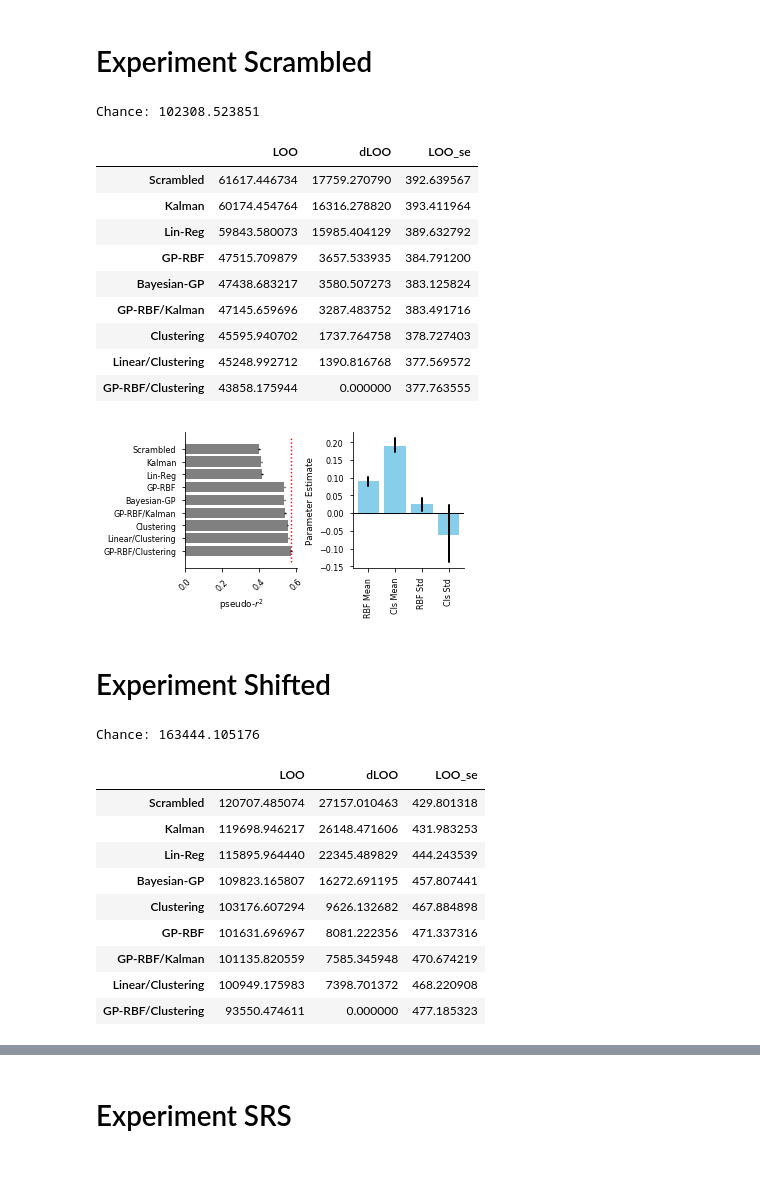
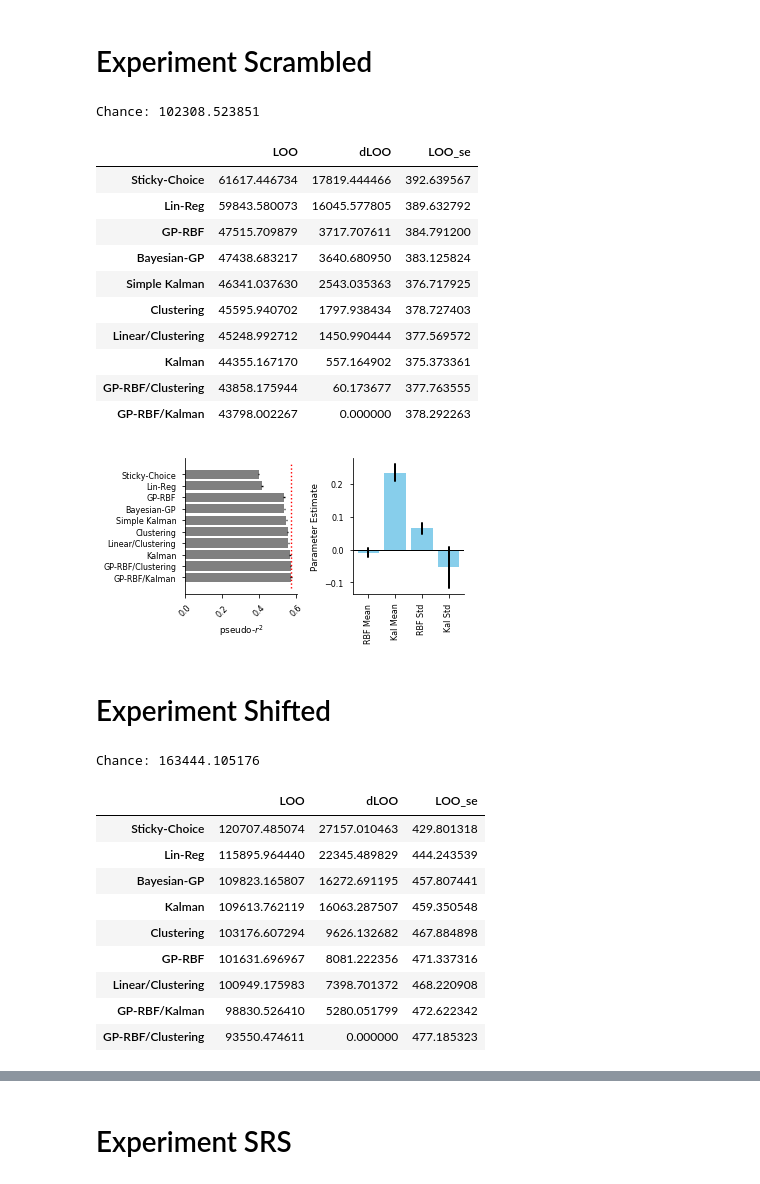
Before and after one commit to nicktfranklin/StructuredBandits, a Jupyter notebook: Model Fits and Parameter plots.ipynb, the cells around one changed output, grey strips where cells are left out. Cells and saved outputs as stored; diff of their text form; code cells hidden in the pictures.

Commit message:
added new kalman estimates, updated model fits

```diff
--- a/Model Fits and Parameter plots.ipynb
+++ b/Model Fits and Parameter plots.ipynb
@@ -15,6 +15,7 @@ fig_size = (5.0, 2.5)
 # %%
 loo = pd.read_pickle('Data/model_fits/model_fits_exp_lin.pkl')
 summary = pd.read_pickle('Data/model_fits/model_params_exp_lin_rbf_cls.pkl')
+loo.rename(index={'Kalman w/SC':'Simple Kalman', 'Scrambled': 'Sticky-Choice'}, inplace=True)
 
 # calculate chance
 n = len(pd.read_csv('Data/exp_linear/rbfpred.csv')) # n_subj * n_trails_per_subj
@@ -144,7 +148,13 @@ plt.savefig('fig_model_fits_exp_cp.pdf', dpi=300, bbox_inches='tight')
 # Experiment Scrambled
 # %%
 loo = pd.read_pickle('Data/model_fits/model_fits_exp_scram.pkl')
-summary = pd.read_pickle('Data/model_fits/model_params_exp_scram_rbf_cls.pkl')
+summary = pd.read_pickle('Data/model_fits/model_params_exp_scram_rbf_kal.pkl')
+loo.rename(index={'Kalman w/SC':'Simple Kalman', 'Scrambled': 'Sticky-Choice'}, inplace=True)
+
+
+vars_  = ['mu_beta_rbf_mean', 'mu_beta_kal_mean',
+          'mu_beta_rbf_stdv', 'mu_beta_kal_stdv',]
+labels = ['RBF Mean', 'Kal Mean', 'RBF Std', 'Kal Std']
 
 # calculate chance
 n = len(pd.read_csv('Data/exp_scrambled/gprbfscrambled.csv')) # n_subj * n_trails_per_subj
@@ -159,25 +169,28 @@ loo['LOO dLOO LOO_se'.split()]
 # %% [output]
 Chance: 102308.523851
 |  | LOO | dLOO | LOO_se |
-| Scrambled | 61617.446734 | 17759.270790 | 392.639567 |
-| Kalman | 60174.454764 | 16316.278820 | 393.411964 |
-| Lin-Reg | 59843.580073 | 15985.404129 | 389.632792 |
-| GP-RBF | 47515.709879 | 3657.533935 | 384.791200 |
-| Bayesian-GP | 47438.683217 | 3580.507273 | 383.125824 |
-| GP-RBF/Kalman | 47145.659696 | 3287.483752 | 383.491716 |
-| Clustering | 45595.940702 | 1737.764758 | 378.727403 |
-| Linear/Clustering | 45248.992712 | 1390.816768 | 377.569572 |
-| GP-RBF/Clustering | 43858.175944 | 0.000000 | 377.763555 |
+| Sticky-Choice | 61617.446734 | 17819.444466 | 392.639567 |
+| Lin-Reg | 59843.580073 | 16045.577805 | 389.632792 |
+| GP-RBF | 47515.709879 | 3717.707611 | 384.791200 |
+| Bayesian-GP | 47438.683217 | 3640.680950 | 383.125824 |
+| Simple Kalman | 46341.037630 | 2543.035363 | 376.717925 |
+| Clustering | 45595.940702 | 1797.938434 | 378.727403 |
+| Linear/Clustering | 45248.992712 | 1450.990444 | 377.569572 |
+| Kalman | 44355.167170 | 557.164902 | 375.373361 |
+| GP-RBF/Clustering | 43858.175944 | 60.173677 | 377.763555 |
+| GP-RBF/Kalman | 43798.002267 | 0.000000 | 378.292263 |
 # %%
-_ = plot_results(loo, summary, chance_loo)
+_ = plot_results(loo, summary, chance_loo, vars_, labels)
 plt.savefig('fig_model_fits_exp_scrambled.pdf', dpi=300, bbox_inches='tight')
 # %% [output]
-[figure, old version]
+[figure, new version]
 # %% [markdown]
 # Experiment Shifted
 # %%
 loo = pd.read_pickle('Data/model_fits/model_fits_exp_shifted.pkl')
 summary = pd.read_pickle('Data/model_fits/model_params_exp_shifted_rbf_cls.pkl')
+loo.rename(index={'Kalman w/SC':'Simple Kalman', 'Scrambled': 'Sticky-Choice'}, inplace=True)
+
 
 # calculate chance
 n = len(pd.read_csv('Data/exp_shifted/gprbfshifted.csv')) # n_subj * n_trails_per_subj
@@ -192,14 +205,14 @@ loo['LOO dLOO LOO_se'.split()]
 # %% [output]
 Chance: 163444.105176
 |  | LOO | dLOO | LOO_se |
-| Scrambled | 120707.485074 | 27157.010463 | 429.801318 |
-| Kalman | 119698.946217 | 26148.471606 | 431.983253 |
+| Sticky-Choice | 120707.485074 | 27157.010463 | 429.801318 |
 | Lin-Reg | 115895.964440 | 22345.489829 | 444.243539 |
 | Bayesian-GP | 109823.165807 | 16272.691195 | 457.807441 |
+| Kalman | 109613.762119 | 16063.287507 | 459.350548 |
 | Clustering | 103176.607294 | 9626.132682 | 467.884898 |
 | GP-RBF | 101631.696967 | 8081.222356 | 471.337316 |
-| GP-RBF/Kalman | 101135.820559 | 7585.345948 | 470.674219 |
 | Linear/Clustering | 100949.175983 | 7398.701372 | 468.220908 |
+| GP-RBF/Kalman | 98830.526410 | 5280.051799 | 472.622342 |
 | GP-RBF/Clustering | 93550.474611 | 0.000000 | 477.185323 |
 # %%
 _ = plot_results(loo, summary, chance_loo)
```
Also changed, not shown: parts of 7 cells of this notebook, 1 other file.
